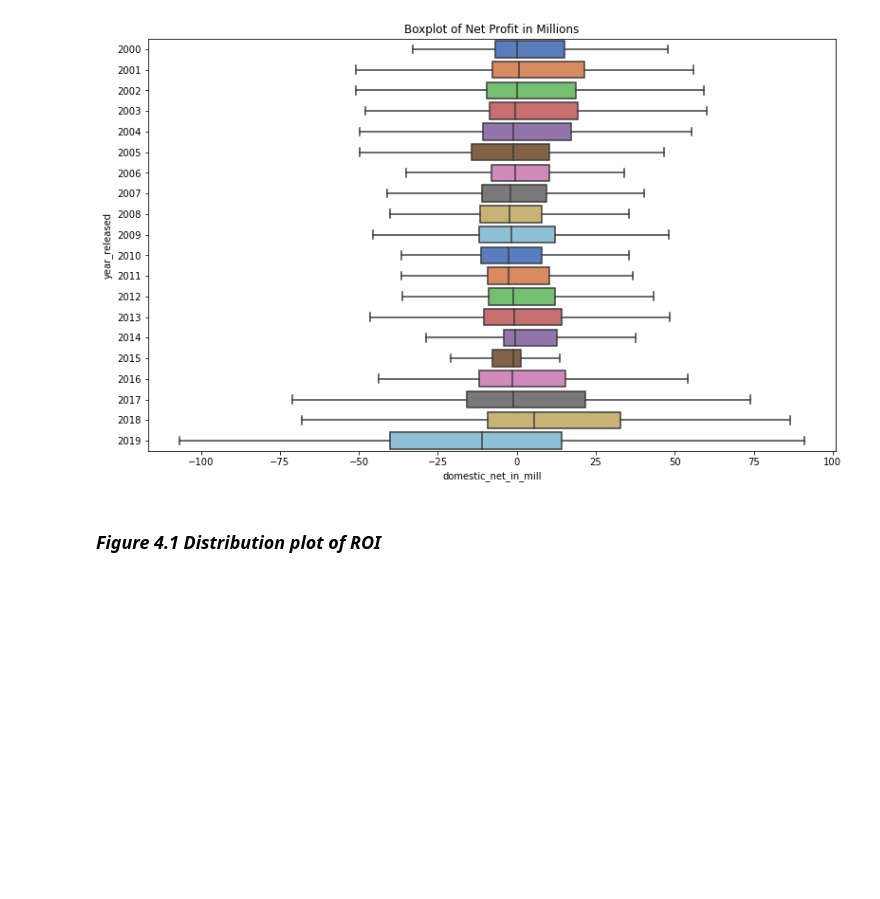
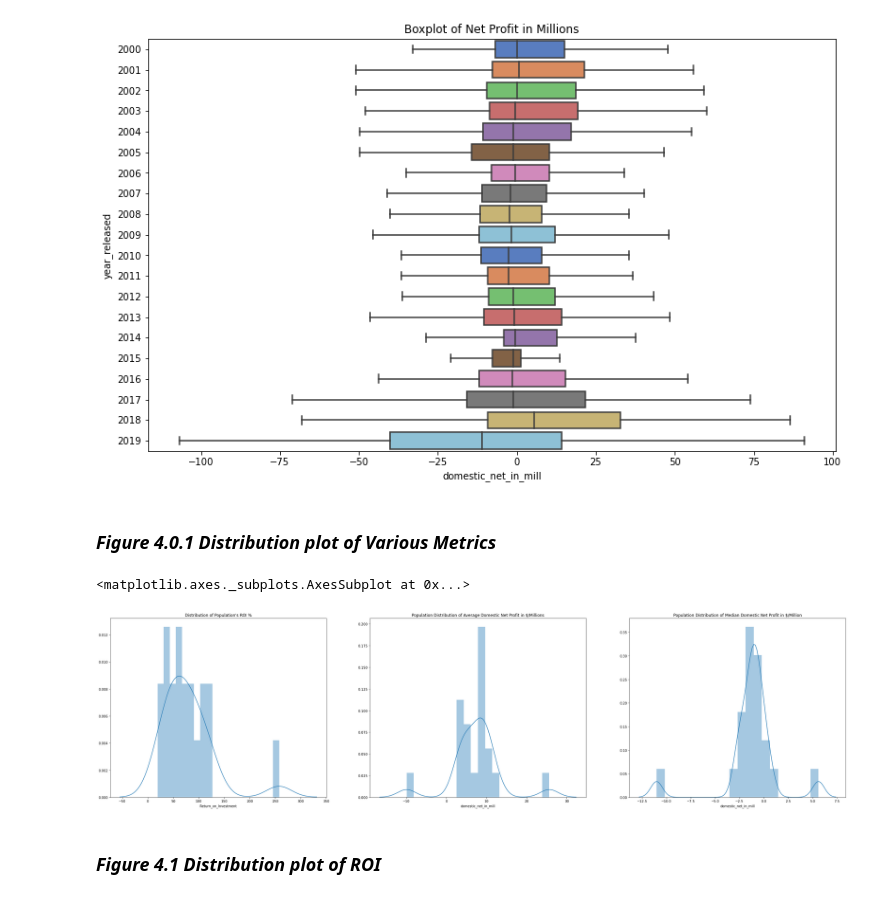
Before and after one commit to learn-co-students/dsc-mod-1-project-v2-1-onl01-dtsc-ft-041320, a Jupyter notebook: Evaluating The Box Office.ipynb, the cells around one changed output. Cells and saved outputs as stored; diff of their text form; code cells hidden in the pictures; blank space fills up the shorter version.

```diff
--- a/Evaluating The Box Office.ipynb
+++ b/Evaluating The Box Office.ipynb
@@ -331,6 +357,19 @@ plt.title('Boxplot of Net Profit in Millions')
 plt.show()
 # %% [output]
 [figure]
+# %% [markdown]
+### ***Figure 4.0.1 Distribution plot of Various Metrics***
+# %%
+newfig = plt.figure(figsize = (40,10))
+ax = newfig.add_subplot(131, title="Distribution of Population's ROI %")
+ax2 = newfig.add_subplot(132, title='Population Distribution of Average Domestic Net Profit in $/Millions')
+ax3 = newfig.add_subplot(133, title='Population Distribution of Median Domestic Net Profit in $/Million')
+sns.distplot(df.groupby('year_released')['Return_on_Investment'].mean(), bins=20, ax=ax)
+sns.distplot(df.groupby('year_released')['domestic_net_in_mill'].mean(),bins=20, ax=ax2)
+sns.distplot(df.groupby('year_released')['domestic_net_in_mill'].median(),bins=20, ax=ax3)
+# %% [output]
+<matplotlib.axes._subplots.AxesSubplot at 0x...>
+[figure, added]
 # %% [markdown]
 ### ***Figure 4.1 Distribution plot of ROI***
 # %%
```
Also changed, not shown: parts of 5 cells of this notebook, 3 other files.
